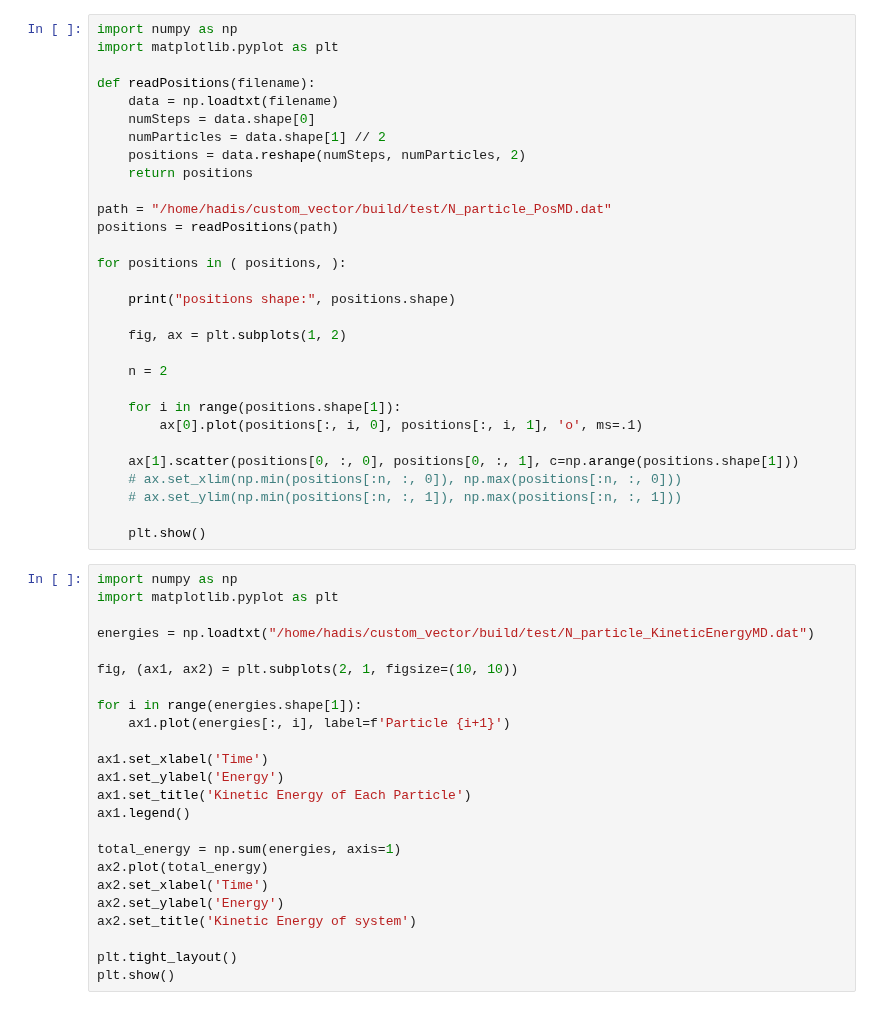
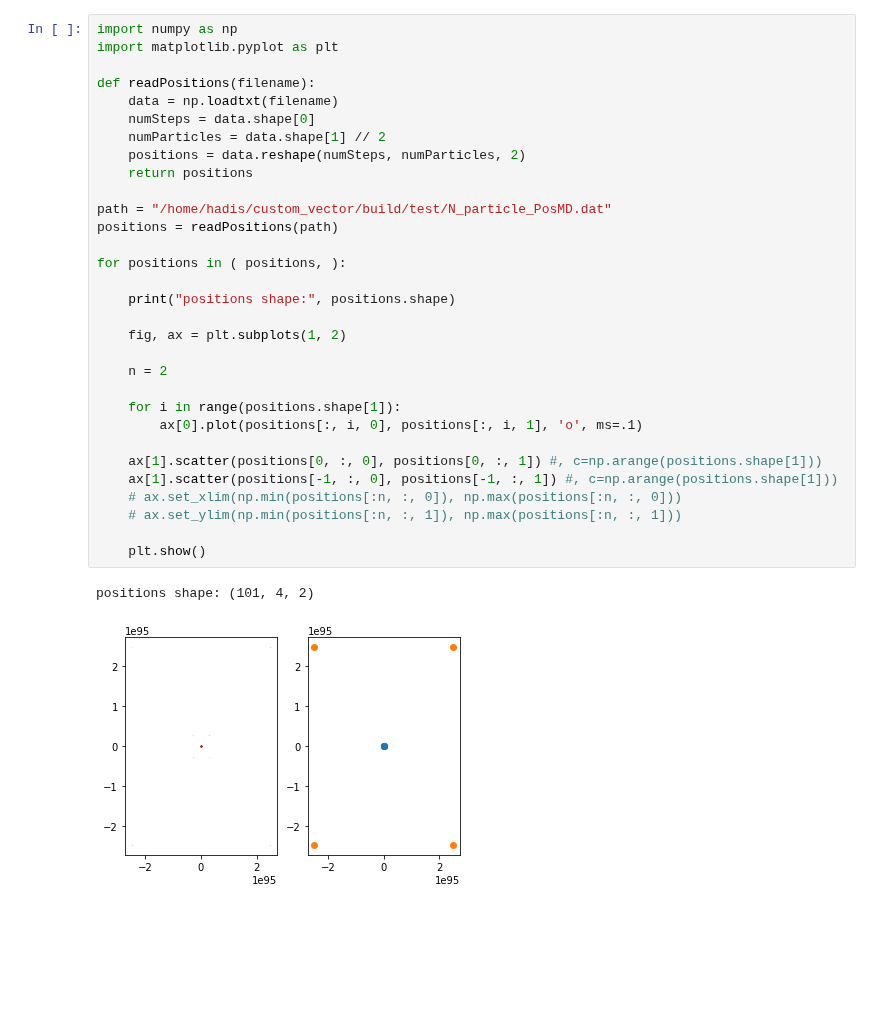
Before and after one commit to hadis-gh/chisurfmd, a Jupyter notebook: notebooks/trajectory/N_partilce.ipynb, the cells around one changed output. Drawn from its saved outputs; the diff is of its cells as text; blank space fills up the shorter version.

```diff
--- a/notebooks/trajectory/N_partilce.ipynb
+++ b/notebooks/trajectory/N_partilce.ipynb
@@ -1,57 +1,37 @@
 # %%
 import numpy as np
 import matplotlib.pyplot as plt
 
 def readPositions(filename):
     data = np.loadtxt(filename)
     numSteps = data.shape[0]
     numParticles = data.shape[1] // 2
     positions = data.reshape(numSteps, numParticles, 2)
     return positions
 
 path = "/home/hadis/custom_vector/build/test/N_particle_PosMD.dat"
 positions = readPositions(path)
 
 for positions in ( positions, ):
 
     print("positions shape:", positions.shape)
 
     fig, ax = plt.subplots(1, 2)
 
     n = 2
 
     for i in range(positions.shape[1]):
         ax[0].plot(positions[:, i, 0], positions[:, i, 1], 'o', ms=.1)
 
-    ax[1].scatter(positions[0, :, 0], positions[0, :, 1], c=np.arange(positions.shape[1]))
+    ax[1].scatter(positions[0, :, 0], positions[0, :, 1]) #, c=np.arange(positions.shape[1]))
+    ax[1].scatter(positions[-1, :, 0], positions[-1, :, 1]) #, c=np.arange(positions.shape[1]))
     # ax.set_xlim(np.min(positions[:n, :, 0]), np.max(positions[:n, :, 0]))
     # ax.set_ylim(np.min(positions[:n, :, 1]), np.max(positions[:n, :, 1]))
 
     plt.show()
+# %% [output]
+positions shape: (101, 4, 2)
+[figure, added]
-# %%
-import numpy as np
-import matplotlib.pyplot as plt
-
-energies = np.loadtxt("/home/hadis/custom_vector/build/test/N_particle_KineticEnergyMD.dat")
-
-fig, (ax1, ax2) = plt.subplots(2, 1, figsize=(10, 10))
-
-for i in range(energies.shape[1]):
-    ax1.plot(energies[:, i], label=f'Particle {i+1}')
-
-ax1.set_xlabel('Time')
-ax1.set_ylabel('Energy')
-ax1.set_title('Kinetic Energy of Each Particle')
-ax1.legend()
-
-total_energy = np.sum(energies, axis=1)
-ax2.plot(total_energy)
-ax2.set_xlabel('Time')
-ax2.set_ylabel('Energy')
-ax2.set_title('Kinetic Energy of system')
-
-plt.tight_layout()
-plt.show()
 # %%
 import numpy as np
 import plotly.graph_objects as go
```
Also changed, not shown: parts of 3 cells of this notebook, 7 other files.
